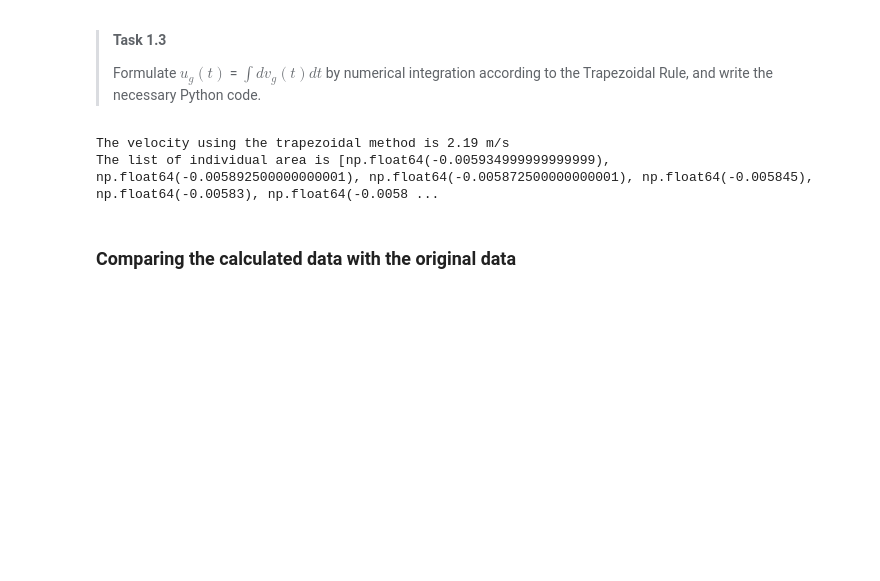
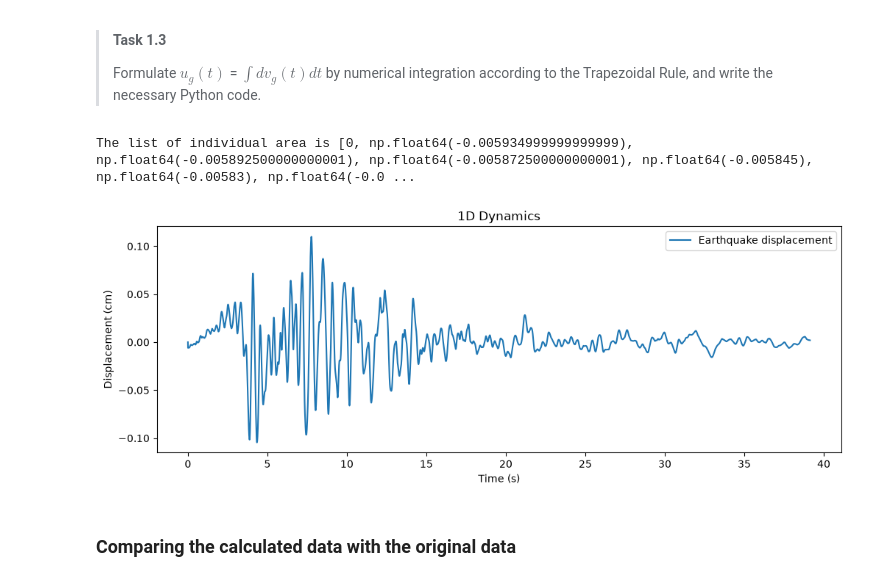
Before and after one commit to prajwalabc/GA1.2, a Jupyter notebook: 1Ddynamics.ipynb, the cells around one changed output. Drawn from its saved outputs; the diff is of its cells as text; code cells hidden in the pictures; blank space fills up the shorter version.

```diff
--- a/1Ddynamics.ipynb
+++ b/1Ddynamics.ipynb
@@ -136,17 +145,25 @@ print(acc)
 # %%
 # Trapezoidal Rule to integrate ground displacement from given velocity
 
 area_sum=0
 trapezoidal=[]
+trapezoidal.append(0)  # first value of displacement is 0
 for i in range(len(vg)-1):
     summed=((vg[i]+vg[i+1])/2)*dt
     trapezoidal.append(summed)
     area_sum=np.sum(trapezoidal)
-print(f'The velocity using the trapezoidal method is {area_sum.round(2)} m/s')
+
 print(f'The list of individual area is {trapezoidal}')
+plt.figure(figsize=(12, 4))
+plt.plot(t,trapezoidal, label="Earthquake displacement")
+plt.xlabel("Time (s)")
+plt.ylabel("Displacement (cm)")
+plt.title("1D Dynamics")
+plt.legend()
+plt.show()
 # %% [output]
-The velocity using the trapezoidal method is 2.19 m/s
-The list of individual area is [np.float64(-0.005934999999999999), np.float64(-0.005892500000000001), np.float64(-0.005872500000000001), np.float64(-0.005845), np.float64(-0.00583), np.float64(-0.0058 ...
+The list of individual area is [0, np.float64(-0.005934999999999999), np.float64(-0.005892500000000001), np.float64(-0.005872500000000001), np.float64(-0.005845), np.float64(-0.00583), np.float64(-0.0 ...
+[figure, added]
 # %% [markdown]
 ### Comparing the calculated data with the original data
 # %% [markdown]
```
Also changed, not shown: parts of 5 cells of this notebook.
